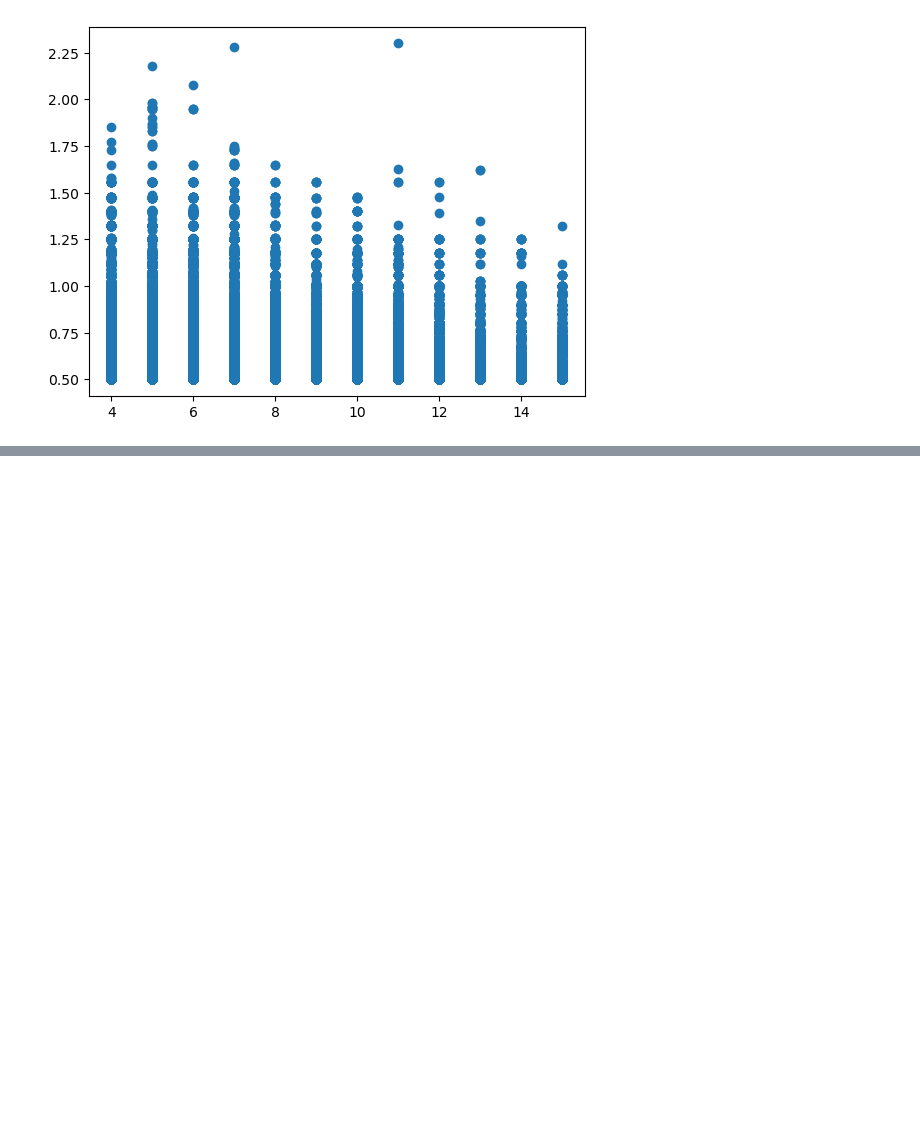
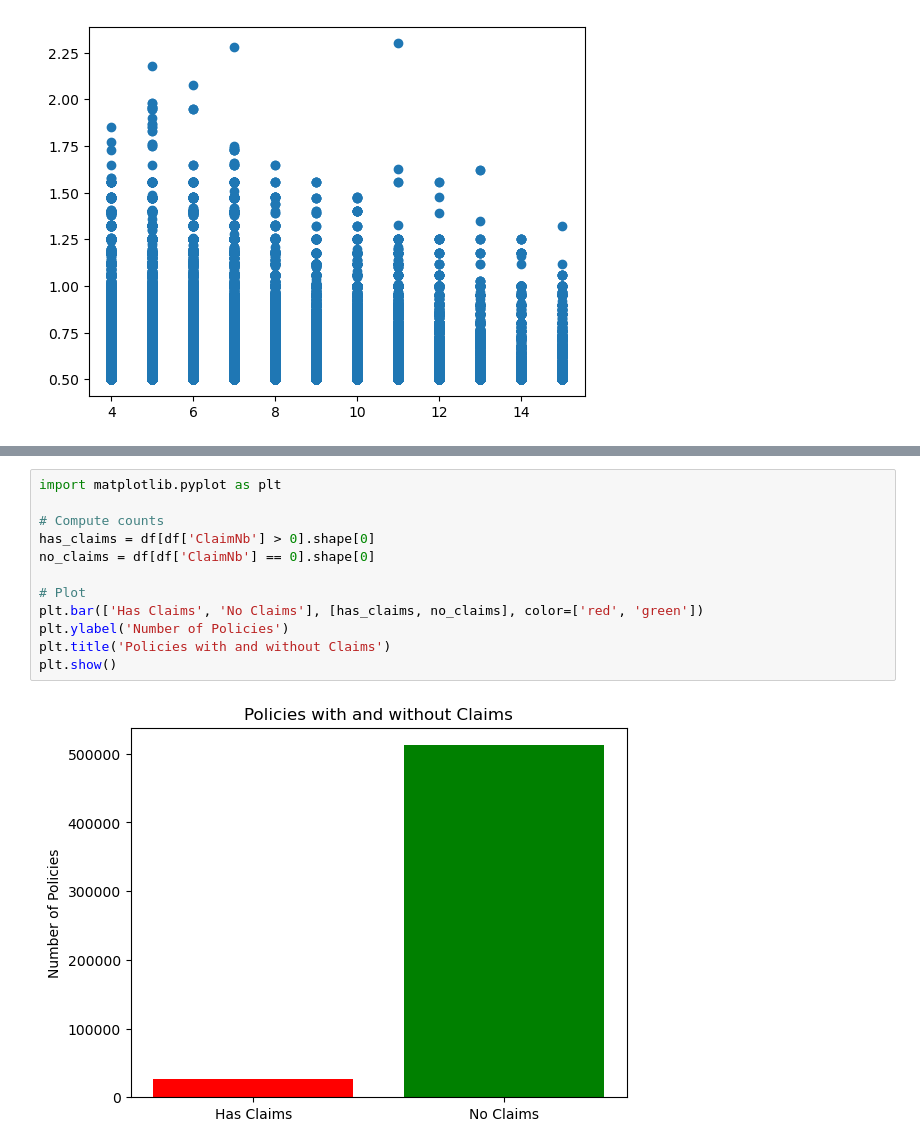
Before and after one commit to TheFreeMan21/machine-n-learnings-inc, a Jupyter notebook: plots.ipynb, the cells around one changed output, grey strips where cells are left out. Saved outputs shown, nothing was run; the diff lists cells and outputs as text; blank space fills up the shorter version.

```diff
--- a/plots.ipynb
+++ b/plots.ipynb
@@ -74,0 +81,14 @@ plt.show()
+# %%
+import matplotlib.pyplot as plt
+
+# Compute counts
+has_claims = df[df['ClaimNb'] > 0].shape[0]
+no_claims = df[df['ClaimNb'] == 0].shape[0]
+
+# Plot
+plt.bar(['Has Claims', 'No Claims'], [has_claims, no_claims], color=['red', 'green'])
+plt.ylabel('Number of Policies')
+plt.title('Policies with and without Claims')
+plt.show()
+# %% [output]
+[figure, added]
```
Also changed, not shown: parts of 2 cells of this notebook.
